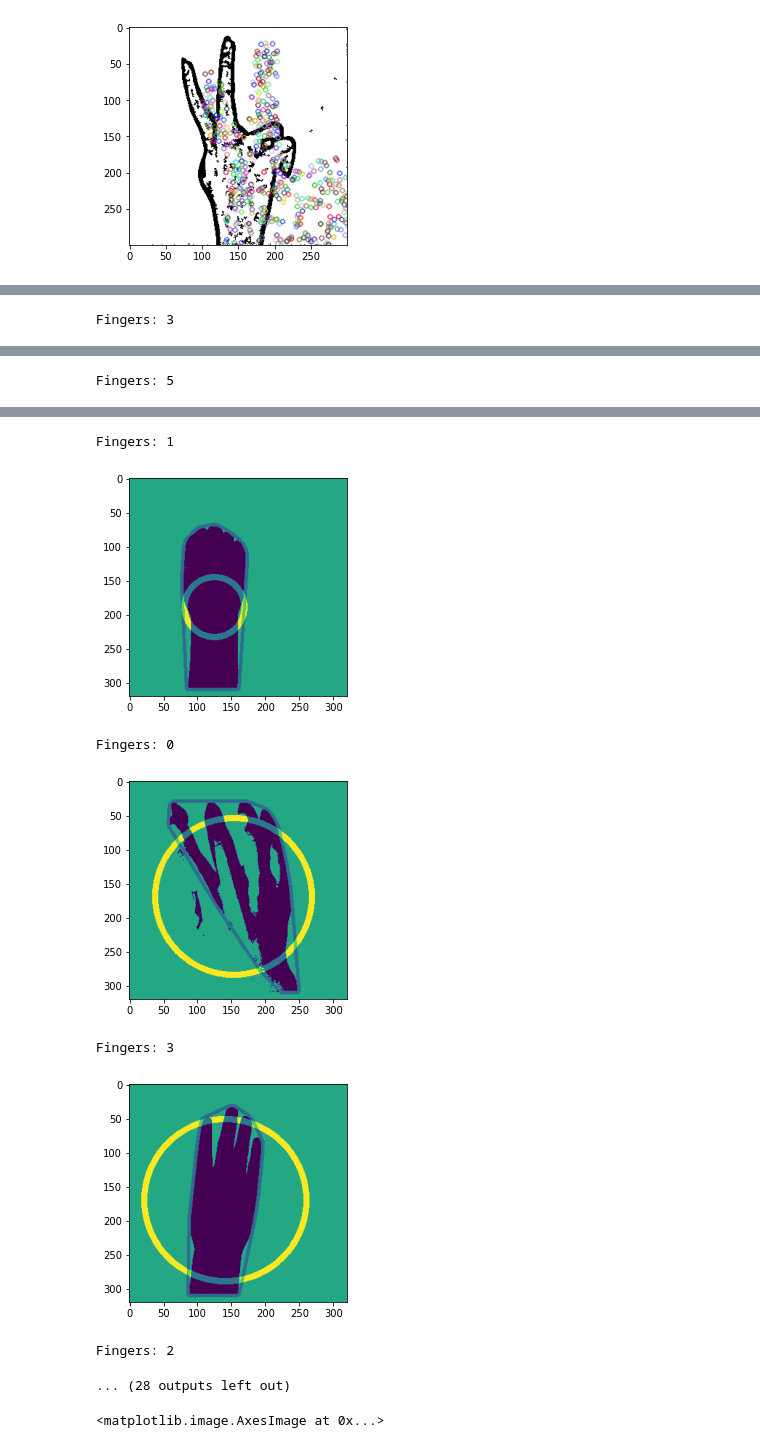
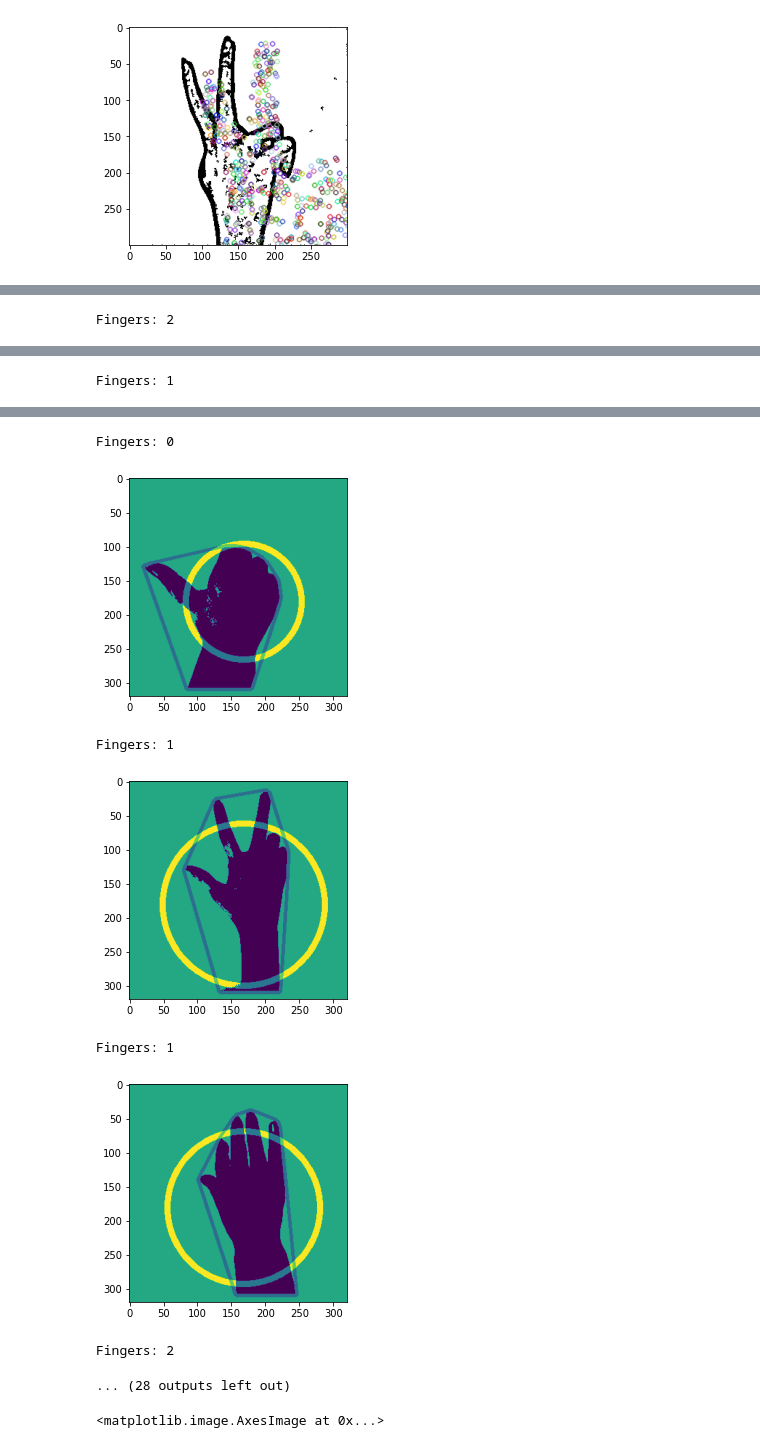
Before and after one commit to papa-ours/codeml-2021, a Jupyter notebook: challenge-6/challenge-6.ipynb, the cells around one changed output, grey strips where cells are left out. Cells and saved outputs as stored; diff of their text form; code cells hidden in the pictures.

```diff
--- a/challenge-6/challenge-6.ipynb
+++ b/challenge-6/challenge-6.ipynb
@@ -68,7 +68,7 @@ plt.show()
 def count_fingers(filename):
 
     img = cv2.imread(filename)
-    img = cv2.copyMakeBorder(img, 10, 10, 10, 10, cv2.BORDER_CONSTANT, None, value = (255, 255, 255))
+#     img = cv2.copyMakeBorder(img, 10, 10, 10, 10, cv2.BORDER_CONSTANT, None, value = (255, 255, 255))
 
     img = cv2.cvtColor(img, cv2.COLOR_BGR2GRAY)
     _,img=cv2.threshold(img,0,255,cv2.THRESH_BINARY+cv2.THRESH_OTSU)
@@ -82,15 +82,15 @@ def count_fingers(filename):
     cv2.drawContours(img, [conv_hull],-1,150,3)
 
 
-    top=tuple(conv_hull[conv_hull[:,:,1].argmin()][0])
-    bottom=tuple(conv_hull[conv_hull[:,:,1].argmax()][0])
-    left=tuple(conv_hull[conv_hull[:,:,0].argmin()][0])
-    right=tuple(conv_hull[conv_hull[:,:,0].argmax()][0])
-    cx=(left[0]+right[0])//2
-    cy=(top[1]+bottom[1])//2
+    top=np.array(conv_hull[conv_hull[:,:,1].argmin()][0])
+    bottom=np.array(conv_hull[conv_hull[:,:,1].argmax()][0])
+    left=np.array(conv_hull[conv_hull[:,:,0].argmin()][0])
+    right=np.array(conv_hull[conv_hull[:,:,0].argmax()][0])
+#     cx=(left[0]+right[0])//2
+#     cy=(top[1]+bottom[1])//2
 
-    dist=pairwise.euclidean_distances([left,right,bottom,top],[[cx,cy]])[0]
-    radi=int(0.8*dist)
+#     dist=pairwise.euclidean_distances([left,right,bottom,top],[[cx,cy]])[0]
+    radi=int(0.4*np.linalg.norm(top-bottom))
 
     circular_roi=np.zeros_like(img,dtype='uint8')
     cv2.circle(circular_roi,(cx,cy),radi,255,8)
@@ -105,16 +105,12 @@ def count_fingers(filename):
     count=0
     circumfrence=2*np.pi*radi
     for cnt in con:
-        (m_x,m_y,m_w,m_h)=cv2.boundingRect(cnt)
-        out_wrist_range=(cy+(cy*0.25))>(m_y+m_h)
-        limit_pts=(circumfrence*0.25)>cnt.shape[0]
-        if limit_pts and out_wrist_range:
-            count+=1
+        count+=1
 
     return count
 # %%
 
-for i in range(10, 30):
+for i in range(30, 50):
     n_fingers = count_fingers(train_files[i])
 
     img = cv2.imread(train_files[i])
@@ -128 +124 @@ for i in range(10, 30):
-Fingers: 3
+Fingers: 2
@@ -130 +126 @@ Fingers: 3
-Fingers: 5
+Fingers: 1
@@ -132,9 +128,9 @@ Fingers: 5
-Fingers: 1
+Fingers: 0
-[figure, old version]
+[figure, new version]
-Fingers: 0
+Fingers: 1
-[figure, old version]
+[figure, new version]
-Fingers: 3
+Fingers: 1
-[figure, old version]
+[figure, new version]
 Fingers: 2
 ... (28 outputs left out)
 # %%
```
Also changed, not shown: parts of 9 cells of this notebook.
